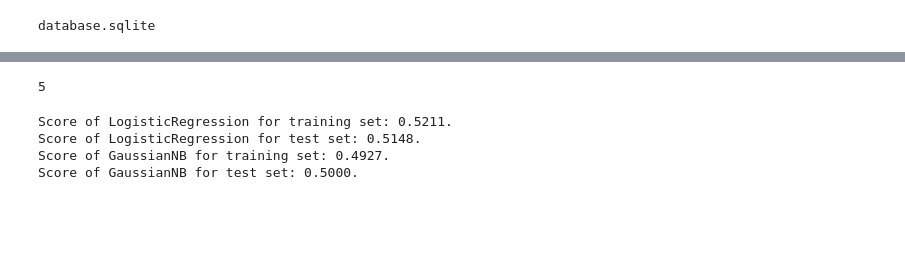
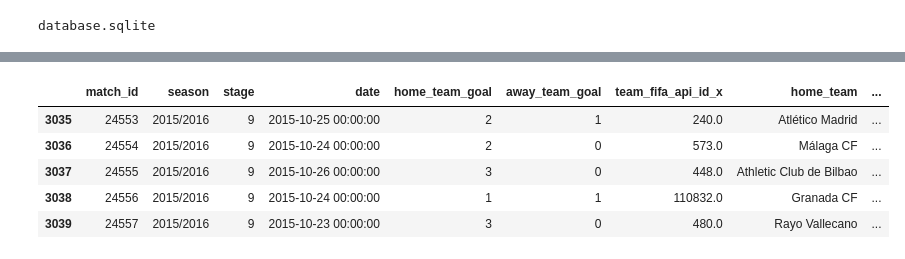
Before and after one commit to psalaberria002/machine-learning, a Jupyter notebook: projects/capstone/laliga_predictions/laliga_predictions.ipynb, the cells around one changed output, grey strips where cells are left out. Cells and saved outputs as stored; diff of their text form; code cells hidden in the pictures; blank space fills up the shorter version.

```diff
--- a/projects/capstone/laliga_predictions/laliga_predictions.ipynb
+++ b/projects/capstone/laliga_predictions/laliga_predictions.ipynb
@@ -714,37 +54,21 @@ Name: label, dtype: float64
-# %%
-from sklearn.model_selection import train_test_split
-from sklearn import model_selection
-
-# Splitting the data into Train, Calibrate, and Test data sets
-X_train_calibrate, X_test, y_train_calibrate, y_test = train_test_split(features, labels, test_size = 0.2, random_state = 42,
-                                                                        stratify = labels)
-X_train, X_calibrate, y_train, y_calibrate = train_test_split(X_train_calibrate, y_train_calibrate, test_size = 0.3, random_state = 42,
-                                                              stratify = y_train_calibrate)
-
-#Creating cross validation data splits
-cv_sets = model_selection.StratifiedShuffleSplit(n_splits = 5, test_size = 0.20, random_state = 5)
-cv_sets.get_n_splits(X_train, y_train)
-# %% [output]
-5
-# %%
-from sklearn.naive_bayes import GaussianNB
-from sklearn import linear_model
-from sklearn.metrics import classification_report, accuracy_score
-
-
-# Train the model and print accuracy
-clf = linear_model.LogisticRegression(multi_class = "ovr", solver = "sag", class_weight = 'balanced')
-clf.fit(X_train, y_train)
-print("Score of {} for training set: {:.4f}.".format(clf.__class__.__name__, accuracy_score(y_train, clf.predict(X_train))))
-print("Score of {} for test set: {:.4f}.".format(clf.__class__.__name__, accuracy_score(y_test, clf.predict(X_test))))
-
-# Train the model and print accuracy
-clf = GaussianNB()
-clf.fit(X_train, y_train)
-print("Score of {} for training set: {:.4f}.".format(clf.__class__.__name__, accuracy_score(y_train, clf.predict(X_train))))
-print("Score of {} for test set: {:.4f}.".format(clf.__class__.__name__, accuracy_score(y_test, clf.predict(X_test))))
-# %% [output]
-Score of LogisticRegression for training set: 0.5211.
-Score of LogisticRegression for test set: 0.5148.
-Score of GaussianNB for training set: 0.4927.
-Score of GaussianNB for test set: 0.5000.
+# %%
+# Only interesting columns, exclude betting odds for now
+matches = match_data[match_data.columns[:11]]
+teams = team_data
+
+# Add team names & tidy up
+matches = pd.merge(left=matches, right=teams, how='left', left_on='home_team_api_id', right_on='team_api_id')
+matches = matches.drop(['country_id','league_id', 'home_team_api_id', 'id_y', 'team_api_id', 'team_short_name'], axis=1)
+matches.rename(columns={'id_x':'match_id', 'team_long_name':'home_team'}, inplace=True)
+matches = pd.merge(left=matches, right=teams, how='left', left_on='away_team_api_id', right_on='team_api_id')
+matches = matches.drop(['id', 'match_api_id', 'away_team_api_id','team_api_id', 'team_short_name'], axis=1)
+matches.rename(columns={'id_x':'match_id', 'team_long_name':'away_team'}, inplace=True)
+
+matches.tail()
+# %% [output]
+|  | match_id | season | stage | date | home_team_goal | away_team_goal | team_fifa_api_id_x | home_team | ... |
+| 3035 | 24553 | 2015/2016 | 9 | 2015-10-25 00:00:00 | 2 | 1 | 240.0 | Atlético Madrid | ... |
+| 3036 | 24554 | 2015/2016 | 9 | 2015-10-24 00:00:00 | 2 | 0 | 573.0 | Málaga CF | ... |
+| 3037 | 24555 | 2015/2016 | 9 | 2015-10-26 00:00:00 | 3 | 0 | 448.0 | Athletic Club de Bilbao | ... |
+| 3038 | 24556 | 2015/2016 | 9 | 2015-10-24 00:00:00 | 1 | 1 | 110832.0 | Granada CF | ... |
+| 3039 | 24557 | 2015/2016 | 9 | 2015-10-23 00:00:00 | 3 | 0 | 480.0 | Rayo Vallecano | ... |
```
Also changed, not shown: parts of 12 cells of this notebook.
